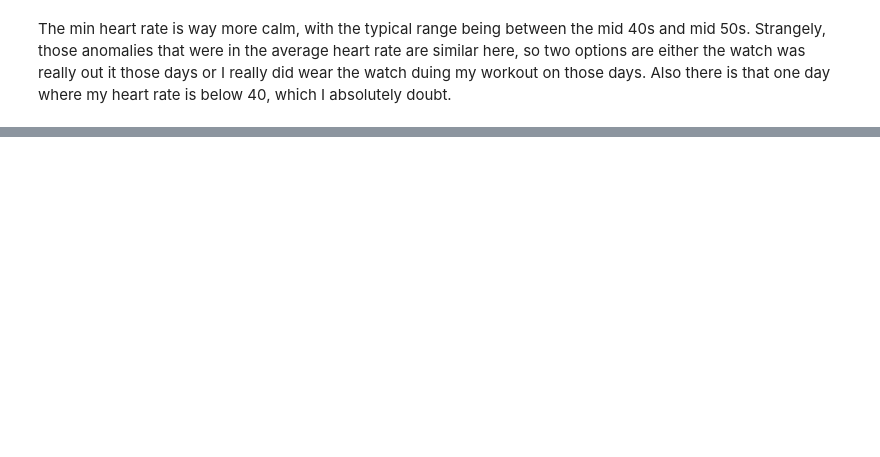
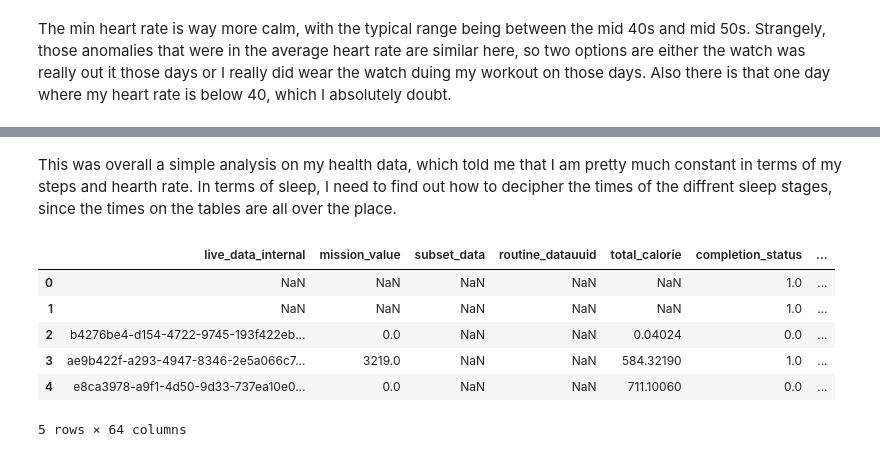
Before and after one commit to BlexxeCode/samsung-health, a Jupyter notebook: SamHealth.ipynb, the cells around one changed output, grey strips where cells are left out. Cells and saved outputs as stored; diff of their text form; code cells hidden in the pictures; blank space fills up the shorter version.

```diff
--- a/SamHealth.ipynb
+++ b/SamHealth.ipynb
@@ -438,0 +521,2 @@ The min heart rate is way more calm, with the typical range being between the mi
+# %% [markdown]
+This was overall a simple analysis on my health data, which told me that I am pretty much constant in terms of my steps and hearth rate. In terms of sleep, I need to find out how to decipher the times of the diffrent sleep stages, since the times on the tables are all over the place.
@@ -438,0 +526,10 @@ The min heart rate is way more calm, with the typical range being between the mi
+# %%
+exercise.head()
+# %% [output]
+|  | live_data_internal | mission_value | subset_data | routine_datauuid | total_calorie | completion_status | ... |
+| 0 | NaN | NaN | NaN | NaN | NaN | 1.0 | ... |
+| 1 | NaN | NaN | NaN | NaN | NaN | 1.0 | ... |
+| 2 | b4276be4-d154-4722-9745-193f422eb... | 0.0 | NaN | NaN | 0.04024 | 0.0 | ... |
+| 3 | ae9b422f-a293-4947-8346-2e5a066c7... | 3219.0 | NaN | NaN | 584.32190 | 1.0 | ... |
+| 4 | e8ca3978-a9f1-4d50-9d33-737ea10e0... | 0.0 | NaN | NaN | 711.10060 | 0.0 | ... |
+5 rows × 64 columns
```
Also changed, not shown: parts of 50 cells of this notebook.
